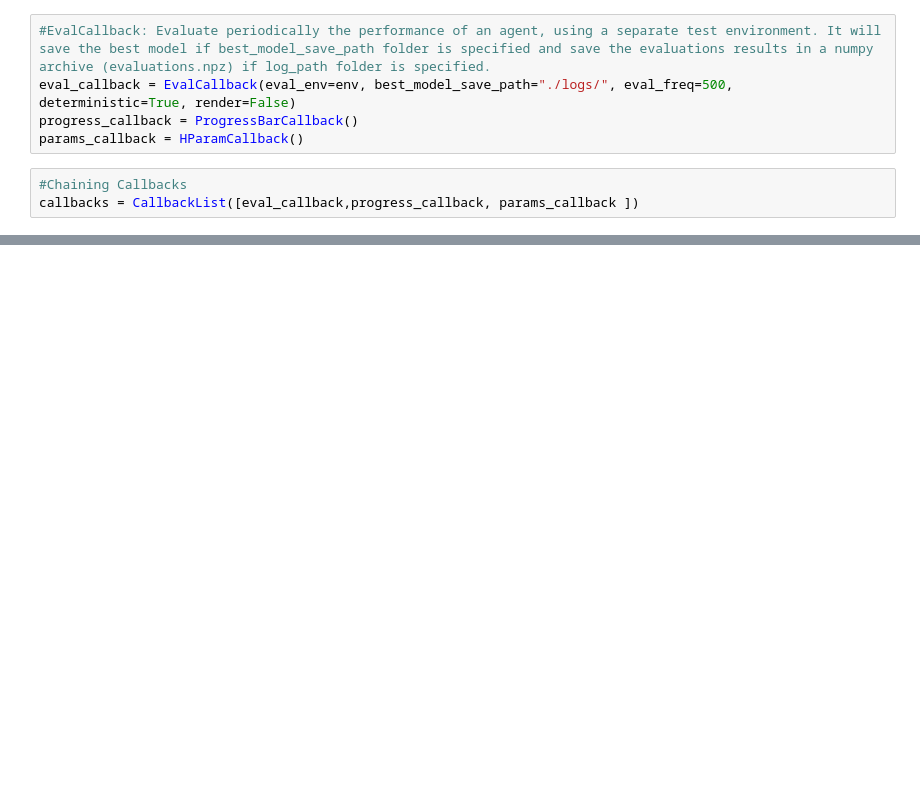
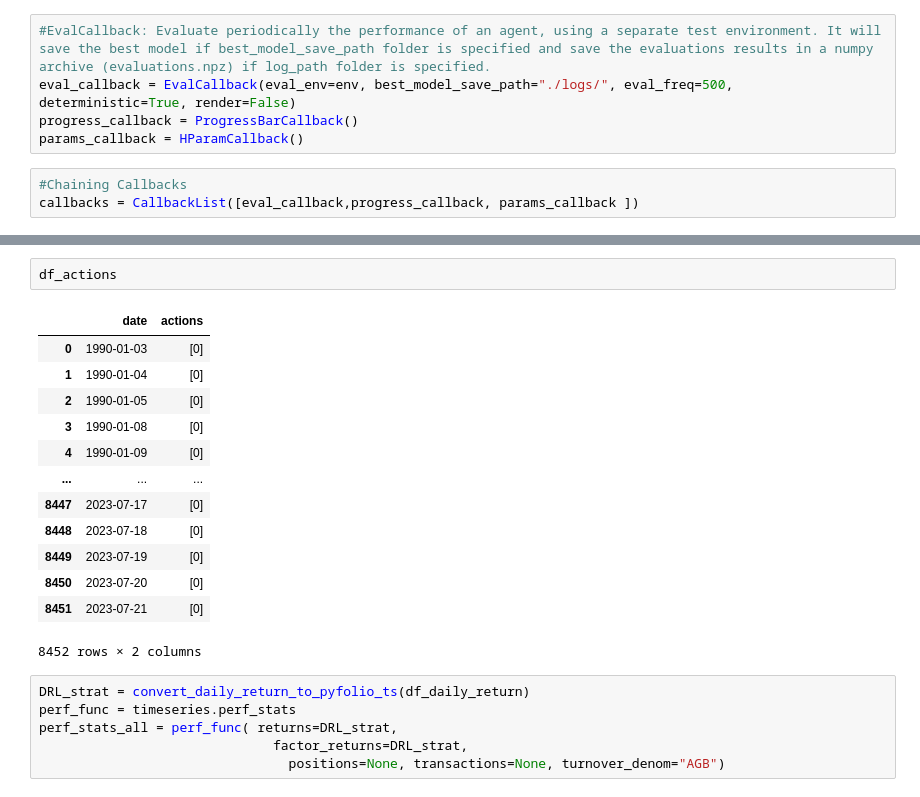
Before and after one commit to webclinic017/quantumai2, a Jupyter notebook: QAI2.ipynb, the cells around one changed output, grey strips where cells are left out. Saved outputs shown, nothing was run; the diff lists cells and outputs as text; blank space fills up the shorter version.

```diff
--- a/QAI2.ipynb
+++ b/QAI2.ipynb
@@ -105,0 +174,22 @@ model.learn(total_timesteps=500000, callback=callbacks, tb_log_name="a2c_florian
+# %%
+df_actions
+# %% [output]
+|  | date | actions |
+| 0 | 1990-01-03 | [0] |
+| 1 | 1990-01-04 | [0] |
+| 2 | 1990-01-05 | [0] |
+| 3 | 1990-01-08 | [0] |
+| 4 | 1990-01-09 | [0] |
+| ... | ... | ... |
+| 8447 | 2023-07-17 | [0] |
+| 8448 | 2023-07-18 | [0] |
+| 8449 | 2023-07-19 | [0] |
+| 8450 | 2023-07-20 | [0] |
+| 8451 | 2023-07-21 | [0] |
+8452 rows × 2 columns
+# %%
+DRL_strat = convert_daily_return_to_pyfolio_ts(df_daily_return)
+perf_func = timeseries.perf_stats
+perf_stats_all = perf_func( returns=DRL_strat,
+                              factor_returns=DRL_strat,
+                                positions=None, transactions=None, turnover_denom="AGB")
```
Also changed, not shown: parts of 19 cells of this notebook, 21 other files.
